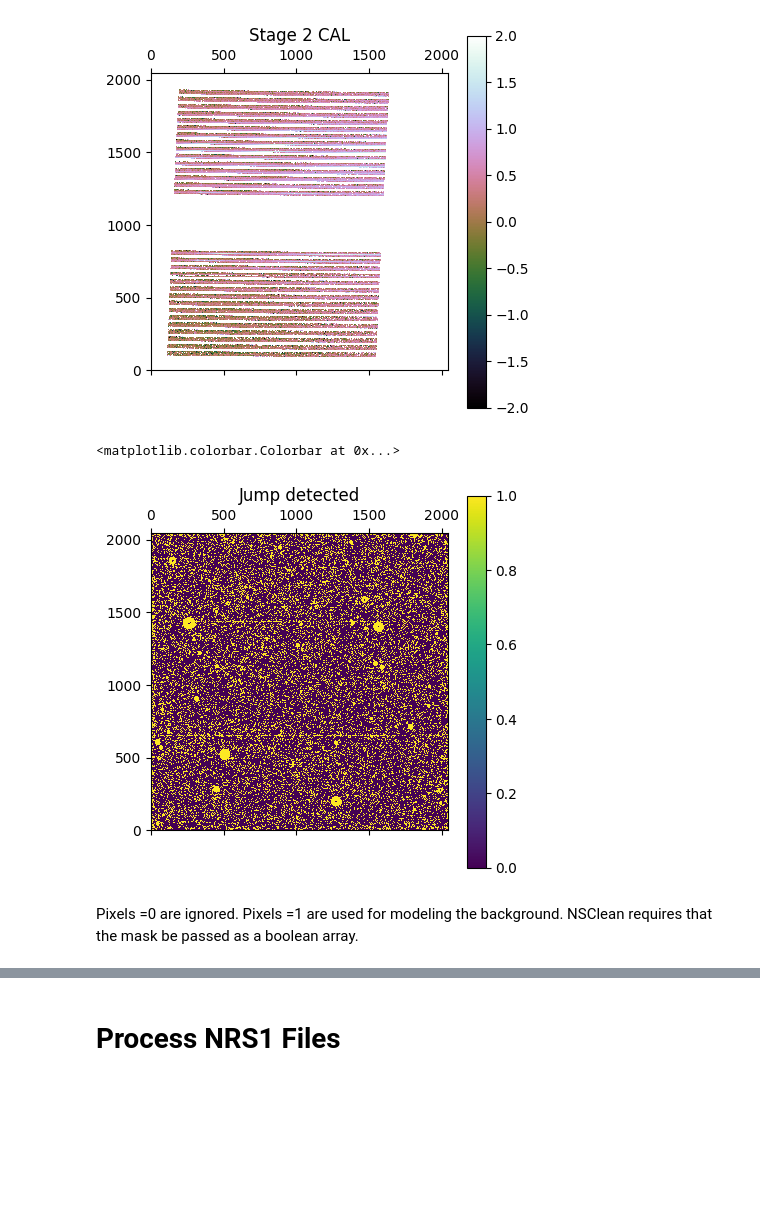
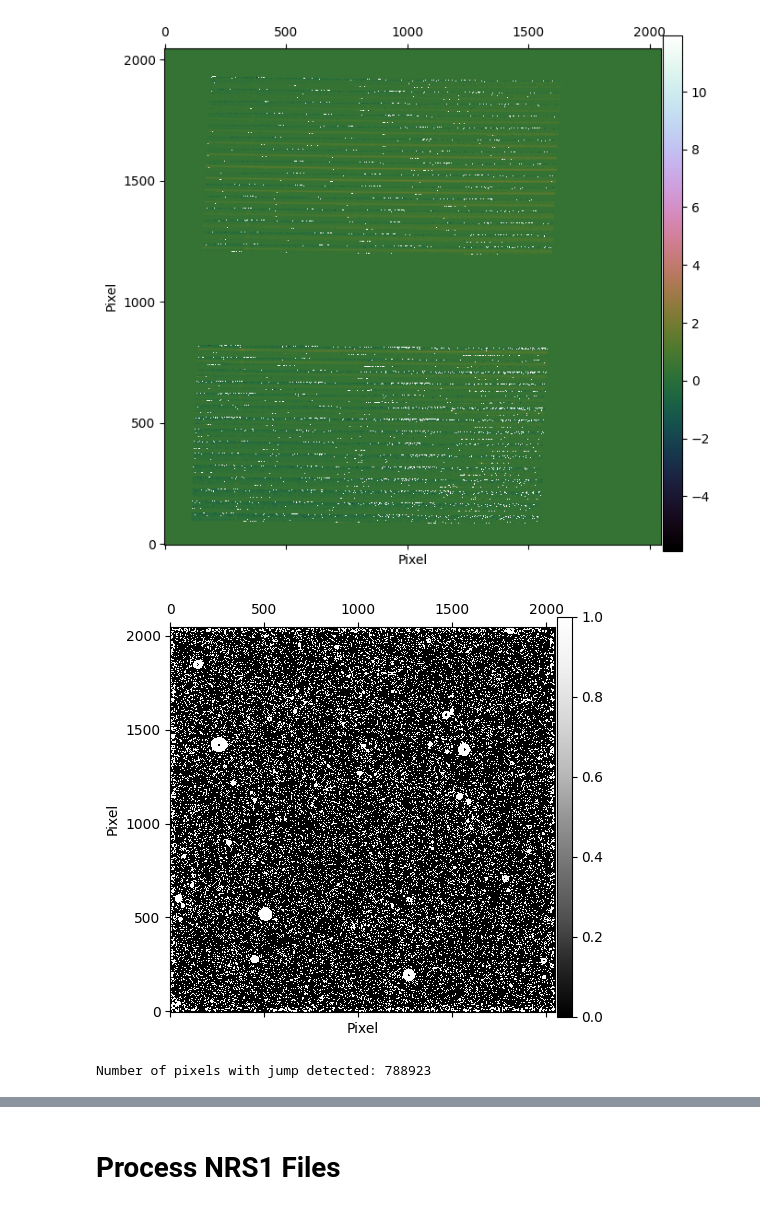
Before and after one commit to ajshajib/RegalJumper, a Jupyter notebook: Run NSClean.ipynb, the cells around one changed output, grey strips where cells are left out. Drawn from its saved outputs; the diff is of its cells as text; code cells hidden in the pictures; blank space fills up the shorter version.

```diff
--- a/Run NSClean.ipynb
+++ b/Run NSClean.ipynb
@@ -65,15 +119,9 @@ plt.show()
 # %%
 stage2_cal = fits.getdata("../data/stage2/jw01794001001_02101_00001_nrs1_cal.fits")
 
-
-plt.matshow(np.log10(stage2_cal), cmap="cubehelix", origin="lower",
-            vmin=-2, vmax=2
-            )
-plt.title("Stage 2 CAL")
-plt.colorbar()
-plt.show()
+plot_image(stage2_cal, smooth=False, limit=False, log=True, cmap='cubehelix')
 # %% [output]
-[figure, old version]
+[figure, new version]
 # %%
 # dq_flag = fits.getdata("../data/stage1/jw01794001001_02101_00001_nrs1_rate.fits",
 #                        ext=3)
@@ -81,12 +129,9 @@ dq_flag = fits.getdata(files[0],
                        ext=3)
 jump_detected = (dq_flag & 4) == 4
 
-plt.matshow(jump_detected, origin="lower")
-plt.title("Jump detected")
-plt.colorbar()
+plot_image(jump_detected, size=5, limit=False, smooth=False, log=False)
+print(f"Number of pixels with jump detected: {np.sum(jump_detected)}")
 # %% [output]
+[figure, new version]
-<matplotlib.colorbar.Colorbar at 0x...>
+Number of pixels with jump detected: 788923
-[figure, old version]
-# %% [markdown]
-Pixels =0 are ignored. Pixels =1 are used for modeling the background. NSClean requires that the mask be passed as a boolean array.
 # %%
```
Also changed, not shown: parts of 14 cells of this notebook, 4 other files.
